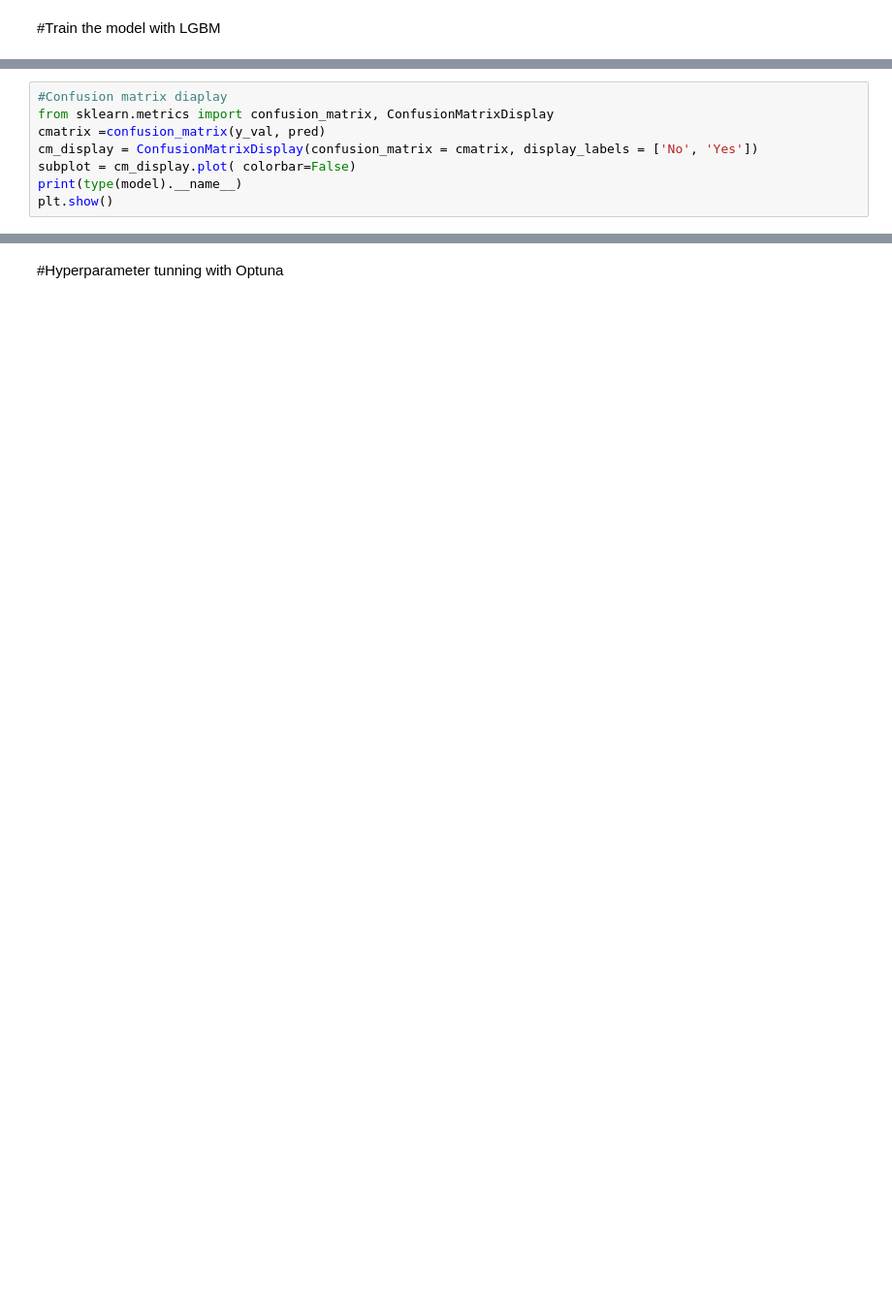
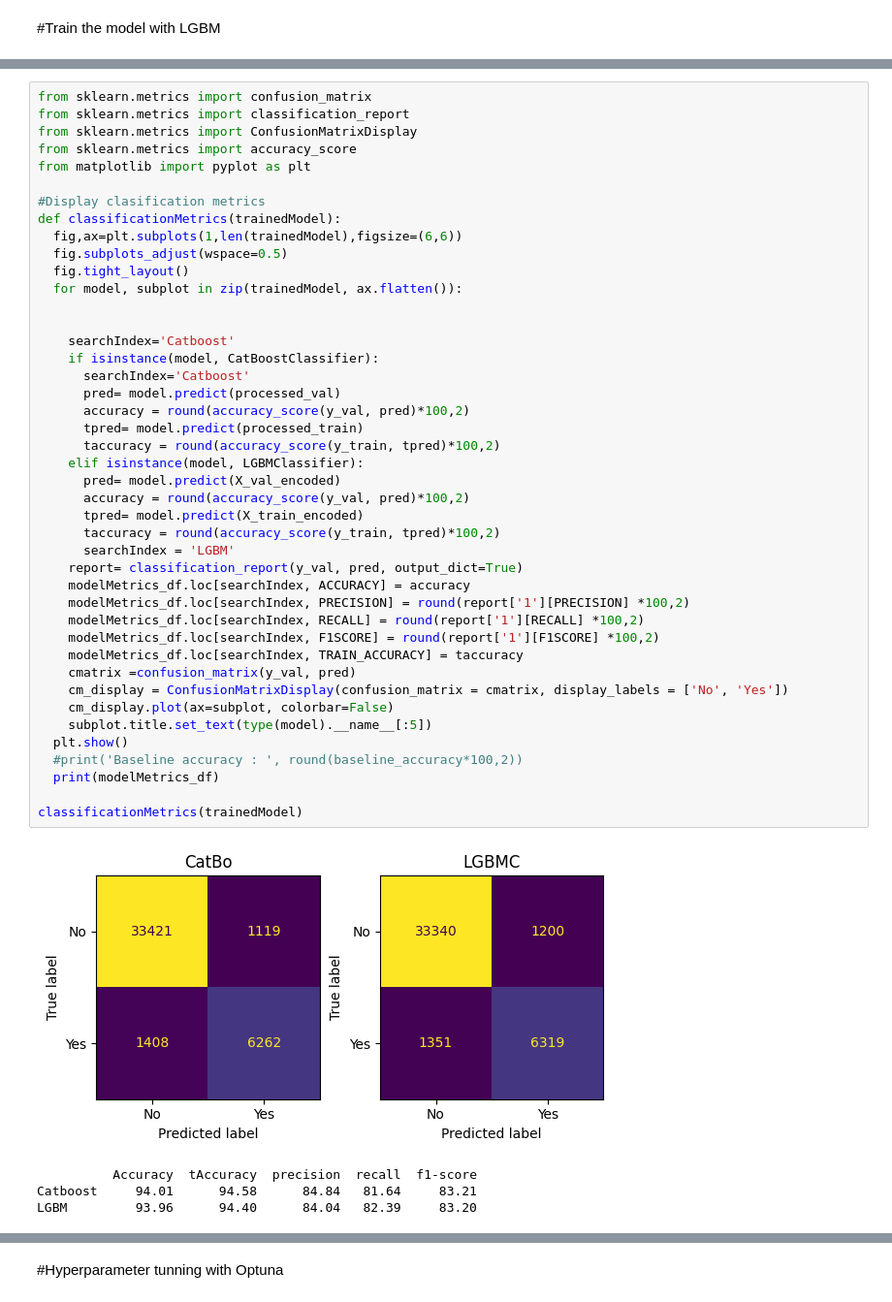
Before and after one commit to alamurm/pixelTest, a Jupyter notebook: case_study/MentalHealthExploring/MentalHealth_ML_PixelTest.ipynb, the cells around one changed output, grey strips where cells are left out. Shown at 97% size. Cells and saved outputs as stored; diff of their text form; blank space fills up the shorter version.

```diff
--- a/case_study/MentalHealthExploring/MentalHealth_ML_PixelTest.ipynb
+++ b/case_study/MentalHealthExploring/MentalHealth_ML_PixelTest.ipynb
@@ -333,8 +370,0 @@ weighted avg       0.94      0.94      0.94     42210
-# %%
-#Confusion matrix diaplay
-from sklearn.metrics import confusion_matrix, ConfusionMatrixDisplay
-cmatrix =confusion_matrix(y_val, pred)
-cm_display = ConfusionMatrixDisplay(confusion_matrix = cmatrix, display_labels = ['No', 'Yes'])
-subplot = cm_display.plot( colorbar=False)
-print(type(model).__name__)
-plt.show()
@@ -343,0 +387,48 @@ LGBMClassifier
+# %%
+from sklearn.metrics import confusion_matrix
+from sklearn.metrics import classification_report
+from sklearn.metrics import ConfusionMatrixDisplay
+from sklearn.metrics import accuracy_score
+from matplotlib import pyplot as plt
+
+#Display clasification metrics
+def classificationMetrics(trainedModel):
+  fig,ax=plt.subplots(1,len(trainedModel),figsize=(6,6))
+  fig.subplots_adjust(wspace=0.5)
+  fig.tight_layout()
+  for model, subplot in zip(trainedModel, ax.flatten()):
+
+
+    searchIndex='Catboost'
+    if isinstance(model, CatBoostClassifier):
+      searchIndex='Catboost'
+      pred= model.predict(processed_val)
+      accuracy = round(accuracy_score(y_val, pred)*100,2)
+      tpred= model.predict(processed_train)
+      taccuracy = round(accuracy_score(y_train, tpred)*100,2)
+    elif isinstance(model, LGBMClassifier):
+      pred= model.predict(X_val_encoded)
+      accuracy = round(accuracy_score(y_val, pred)*100,2)
+      tpred= model.predict(X_train_encoded)
+      taccuracy = round(accuracy_score(y_train, tpred)*100,2)
+      searchIndex = 'LGBM'
+    report= classification_report(y_val, pred, output_dict=True)
+    modelMetrics_df.loc[searchIndex, ACCURACY] = accuracy
+    modelMetrics_df.loc[searchIndex, PRECISION] = round(report['1'][PRECISION] *100,2)
+    modelMetrics_df.loc[searchIndex, RECALL] = round(report['1'][RECALL] *100,2)
+    modelMetrics_df.loc[searchIndex, F1SCORE] = round(report['1'][F1SCORE] *100,2)
+    modelMetrics_df.loc[searchIndex, TRAIN_ACCURACY] = taccuracy
+    cmatrix =confusion_matrix(y_val, pred)
+    cm_display = ConfusionMatrixDisplay(confusion_matrix = cmatrix, display_labels = ['No', 'Yes'])
+    cm_display.plot(ax=subplot, colorbar=False)
+    subplot.title.set_text(type(model).__name__[:5])
+  plt.show()
+  #print('Baseline accuracy : ', round(baseline_accuracy*100,2))
+  print(modelMetrics_df)
+
+classificationMetrics(trainedModel)
+# %% [output]
+[figure, added]
+          Accuracy  tAccuracy  precision  recall  f1-score
+Catboost     94.01      94.58      84.84   81.64     83.21
+LGBM         93.96      94.40      84.04   82.39     83.20
```
Also changed, not shown: parts of 32 cells of this notebook, 6 other files.
